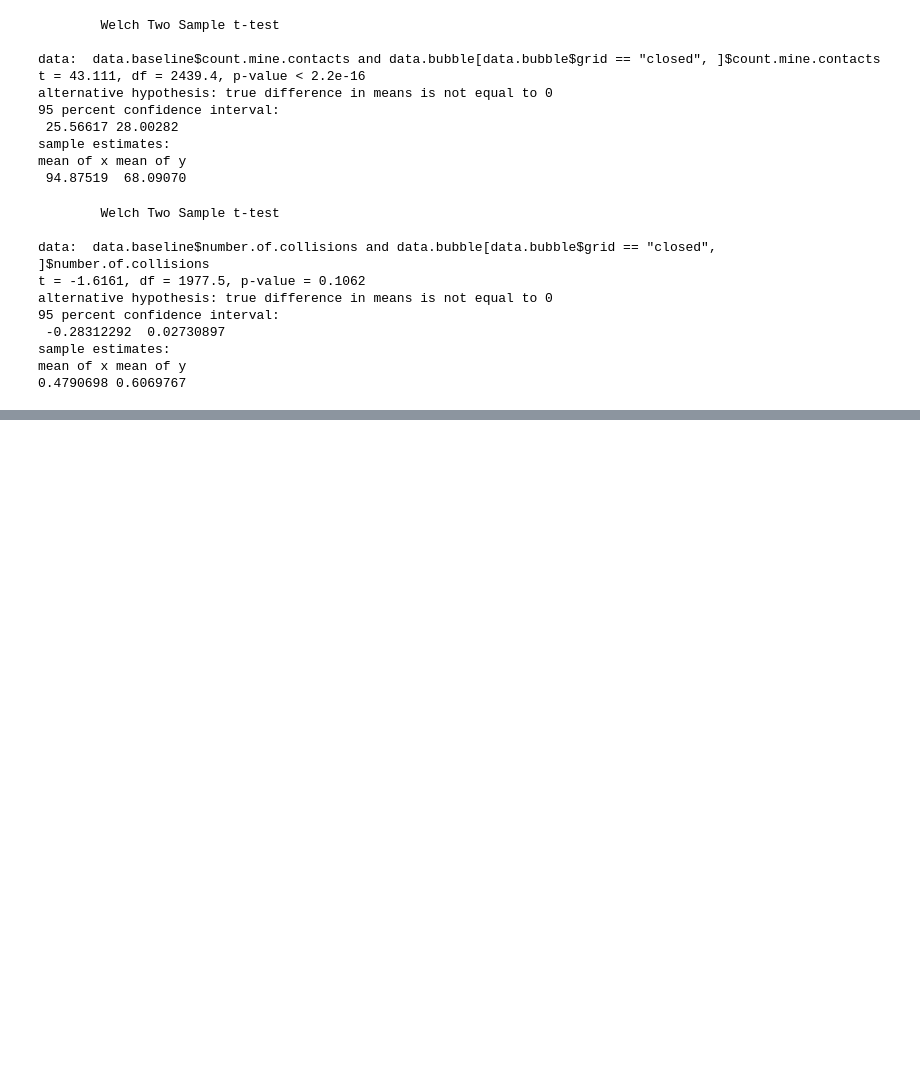
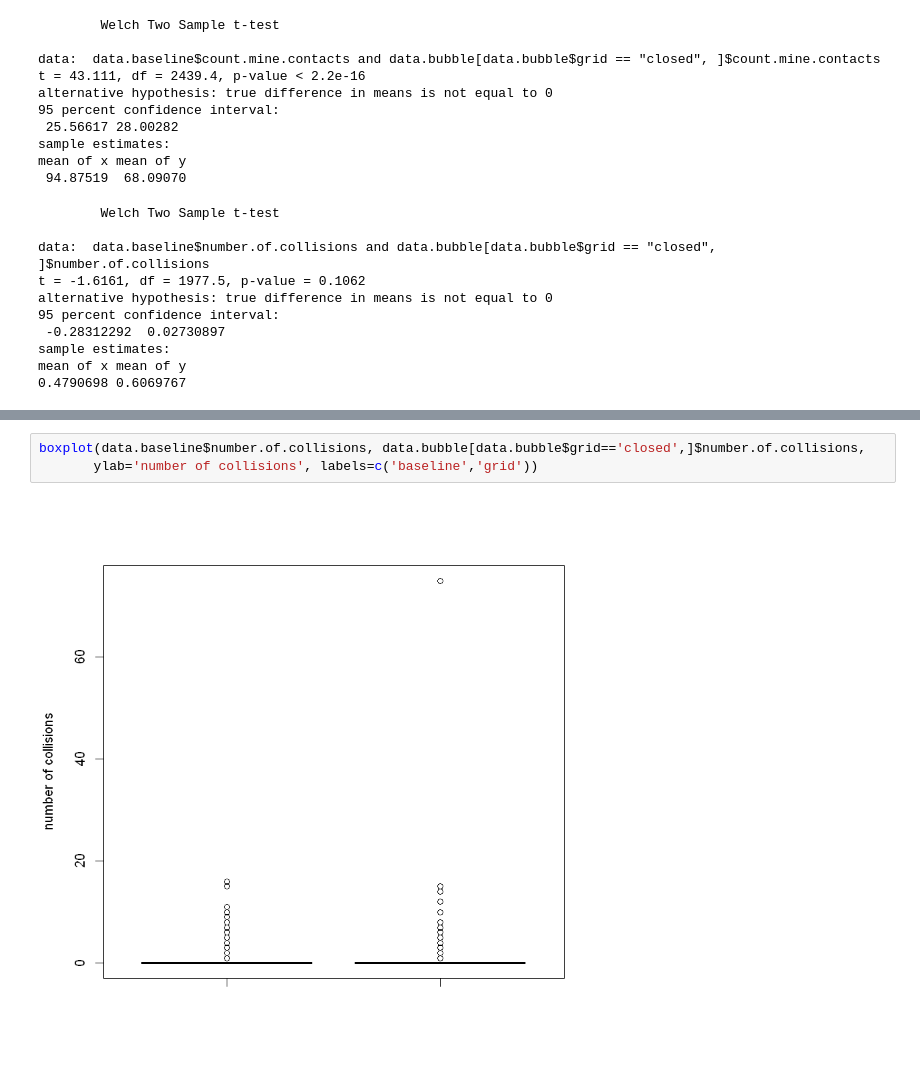
Before and after one commit to paulopperman/cuuv, a Jupyter notebook: experiments/BubbleFieldAnalysis.ipynb, the cells around one changed output, grey strips where cells are left out. Cells and saved outputs as stored; diff of their text form; blank space fills up the shorter version.

```diff
--- a/experiments/BubbleFieldAnalysis.ipynb
+++ b/experiments/BubbleFieldAnalysis.ipynb
@@ -186,0 +273,5 @@ boxplot(data.baseline$count.mine.contacts, data.bubble[data.bubble$grid=='closed
+# %%
+boxplot(data.baseline$number.of.collisions, data.bubble[data.bubble$grid=='closed',]$number.of.collisions,
+       ylab='number of collisions', labels=c('baseline','grid'))
+# %% [output]
+[figure, added]
```
Also changed, not shown: parts of 8 cells of this notebook, 2 other files.
